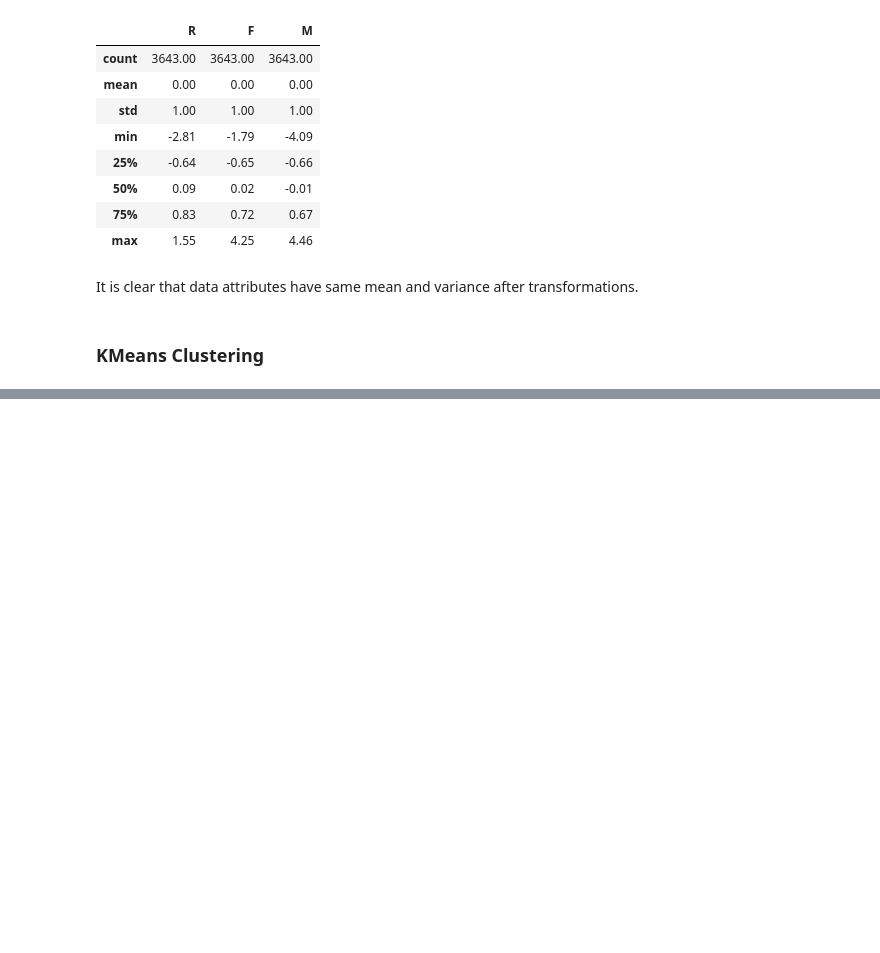
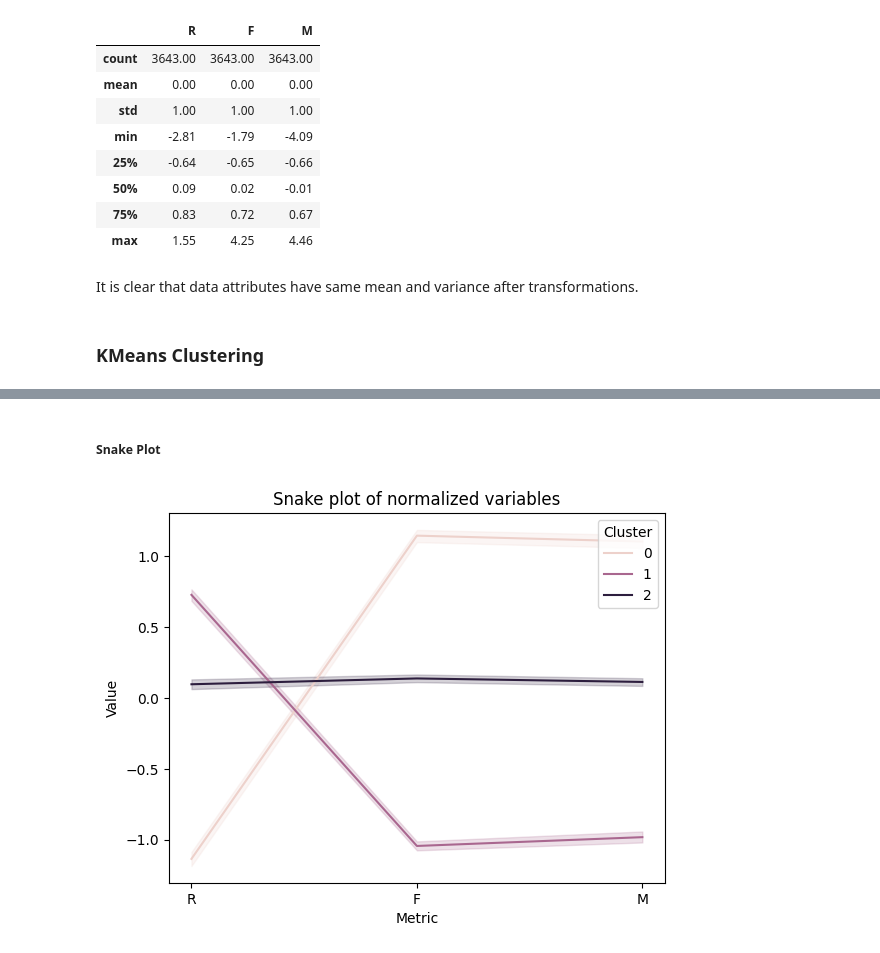
Before and after one commit to m-baset/customer-segmentation, a Jupyter notebook: customer_segmentation.ipynb, the cells around one changed output, grey strips where cells are left out. Drawn from its saved outputs; the diff is of its cells as text; code cells hidden in the pictures; blank space fills up the shorter version.

```diff
--- a/customer_segmentation.ipynb
+++ b/customer_segmentation.ipynb
@@ -234,0 +247,3 @@ It is clear that data attributes have same mean and variance after transformatio
+# %%
+customers_rfm_clustered = customers_rfm.assign(Cluster = kmeans.labels_)
+customers_rfm_scaled = customers_rfm_scaled.assign(Cluster = kmeans.labels_)
@@ -234,0 +269,14 @@ It is clear that data attributes have same mean and variance after transformatio
+# %% [markdown]
+##### Snake Plot
+# %%
+# Visualizing results using snake plot
+# preparing data by transforming normalized data into long format
+rfm_melt = pd.melt(customers_rfm_scaled.reset_index(), id_vars=['CustomerID', 'Cluster'],value_vars=['R', 'F', 'M'], var_name='Metric', value_name='Value')
+
+sns.lineplot(data=rfm_melt, x='Metric', y='Value', hue='Cluster');
+plt.title('Snake plot of normalized variables')
+plt.xlabel('Metric')
+plt.ylabel('Value')
+plt.show()
+# %% [output]
+[figure, added]
```
Also changed, not shown: parts of 12 cells of this notebook.
